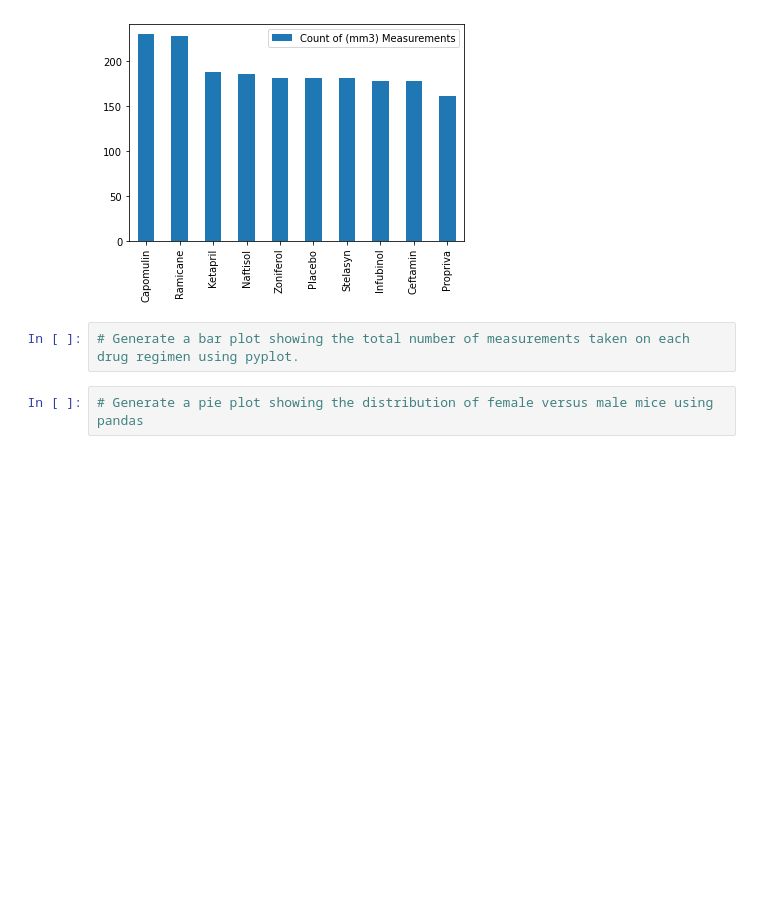
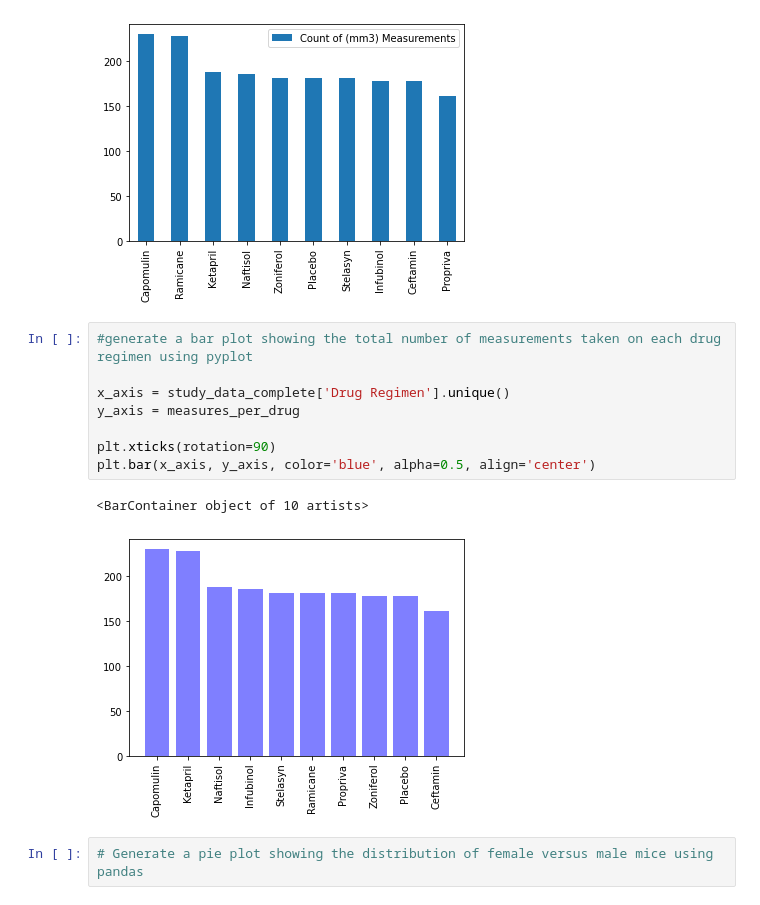
Before and after one commit to lmodenbach/matplotlib-challenge, a Jupyter notebook: pymaceuticals_starter.ipynb, the cells around one changed output. Cells and saved outputs as stored; diff of their text form; blank space fills up the shorter version.

Commit message:
generated pyplot bar chart, just need to reorder x_axis labels

```diff
--- a/pymaceuticals_starter.ipynb
+++ b/pymaceuticals_starter.ipynb
@@ -173,7 +173,16 @@ drug_measures_df.plot.bar()
 <AxesSubplot:>
 [figure]
 # %%
-# Generate a bar plot showing the total number of measurements taken on each drug regimen using pyplot.
+#generate a bar plot showing the total number of measurements taken on each drug regimen using pyplot
+
+x_axis = study_data_complete['Drug Regimen'].unique()
+y_axis = measures_per_drug
+
+plt.xticks(rotation=90)
+plt.bar(x_axis, y_axis, color='blue', alpha=0.5, align='center')
+# %% [output]
+<BarContainer object of 10 artists>
+[figure, added]
 # %%
 # Generate a pie plot showing the distribution of female versus male mice using pandas
 # %%
```
